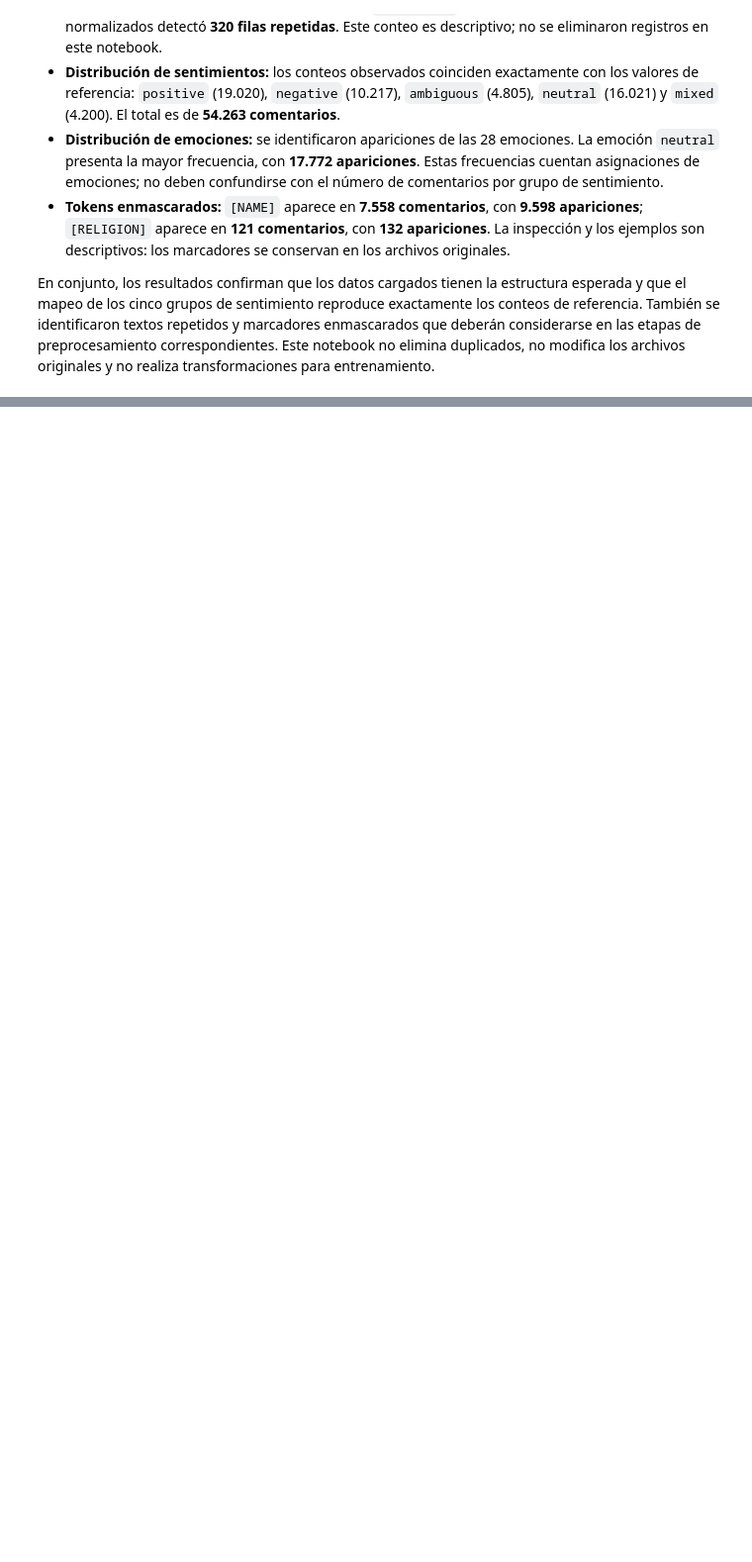
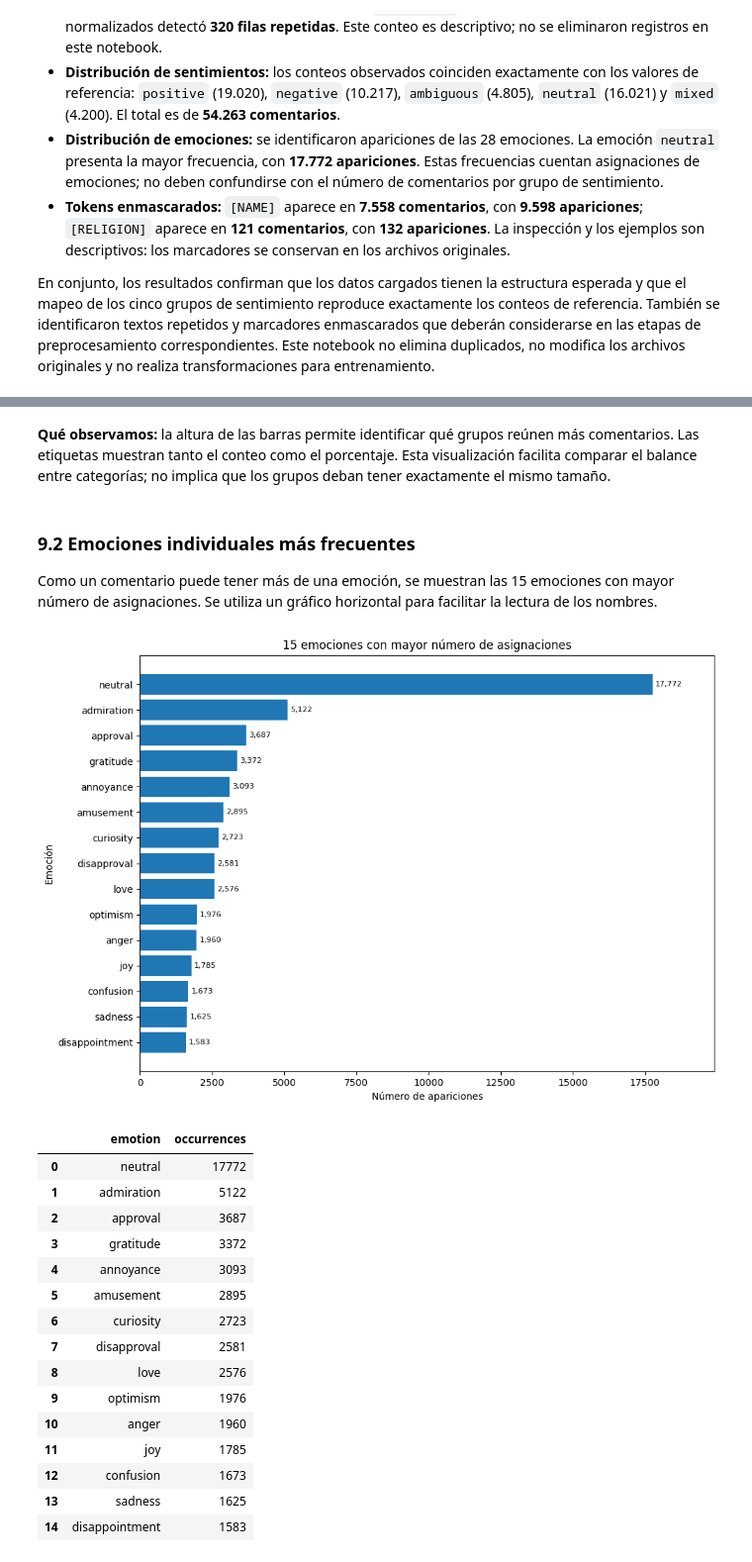
Before and after one commit to Juanes3333/CED-III-IT2-acabados, a Jupyter notebook: notebooks/01_eda.ipynb, the cells around one changed output, grey strips where cells are left out. Shown at 99% size. Saved outputs shown, nothing was run; the diff lists cells and outputs as text; code cells hidden in the pictures; blank space fills up the shorter version.

```diff
--- a/notebooks/01_eda.ipynb
+++ b/notebooks/01_eda.ipynb
@@ -317,0 +367,38 @@ En conjunto, los resultados confirman que los datos cargados tienen la estructur
+# %% [markdown]
+**Qué observamos:** la altura de las barras permite identificar qué grupos reúnen más comentarios. Las etiquetas muestran tanto el conteo como el porcentaje. Esta visualización facilita comparar el balance entre categorías; no implica que los grupos deban tener exactamente el mismo tamaño.
+# %% [markdown]
+### 9.2 Emociones individuales más frecuentes
+
+Como un comentario puede tener más de una emoción, se muestran las 15 emociones con mayor número de asignaciones. Se utiliza un gráfico horizontal para facilitar la lectura de los nombres.
+# %%
+top_emotions = emotion_counts.head(15).sort_values("occurrences", ascending=True)
+
+fig, ax = plt.subplots(figsize=(10, 7))
+bars = ax.barh(top_emotions["emotion"], top_emotions["occurrences"])
+ax.set_title("15 emociones con mayor número de asignaciones")
+ax.set_xlabel("Número de apariciones")
+ax.set_ylabel("Emoción")
+ax.bar_label(bars, labels=[f"{value:,}" for value in top_emotions["occurrences"]], padding=3, fontsize=8)
+ax.set_xlim(0, top_emotions["occurrences"].max() * 1.12)
+fig.tight_layout()
+plt.show()
+
+display(emotion_counts.head(15))
+# %% [output]
+[figure, added]
+|  | emotion | occurrences |
+| 0 | neutral | 17772 |
+| 1 | admiration | 5122 |
+| 2 | approval | 3687 |
+| 3 | gratitude | 3372 |
+| 4 | annoyance | 3093 |
+| 5 | amusement | 2895 |
+| 6 | curiosity | 2723 |
+| 7 | disapproval | 2581 |
+| 8 | love | 2576 |
+| 9 | optimism | 1976 |
+| 10 | anger | 1960 |
+| 11 | joy | 1785 |
+| 12 | confusion | 1673 |
+| 13 | sadness | 1625 |
+| 14 | disappointment | 1583 |
```
Also changed, not shown: parts of 13 cells of this notebook, 1 other file.
